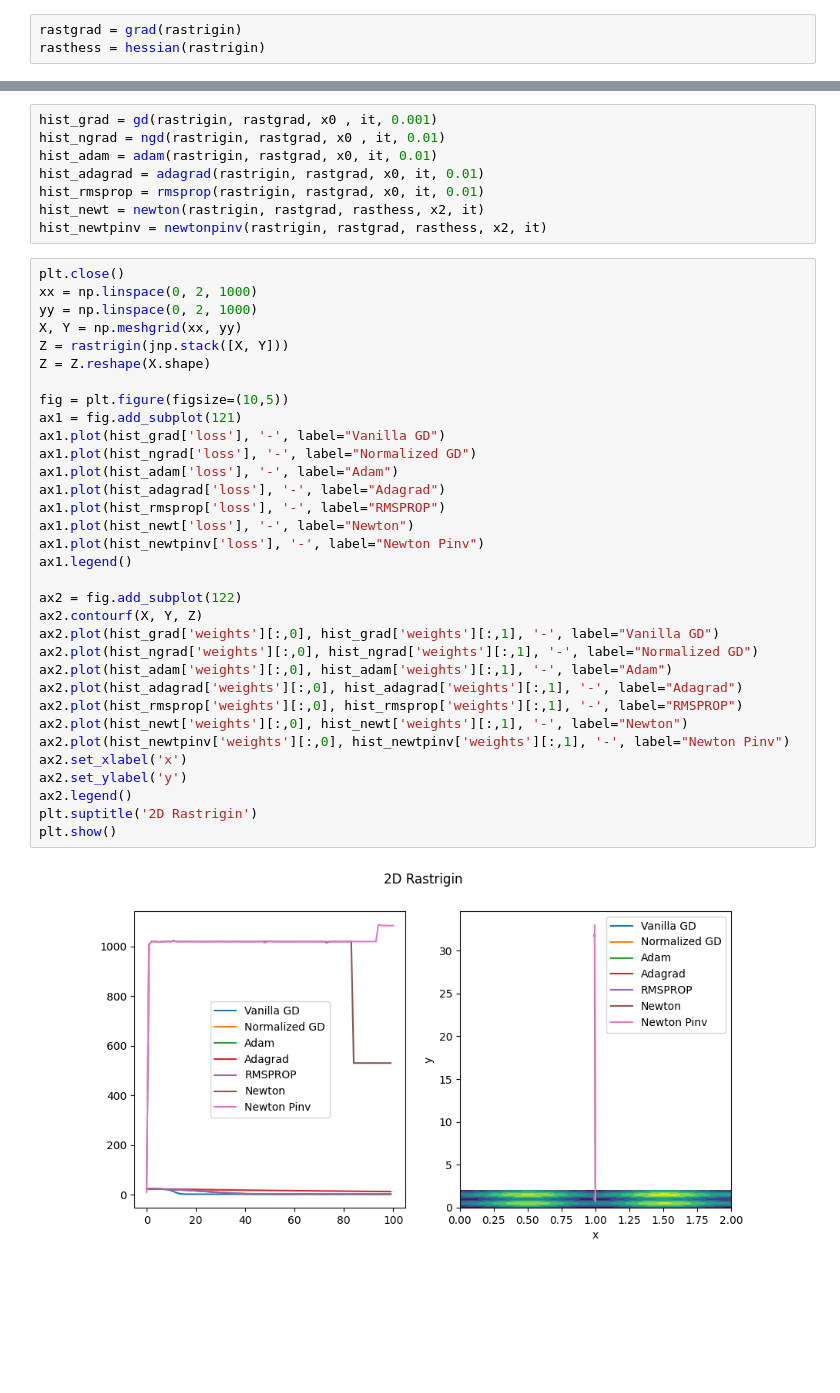
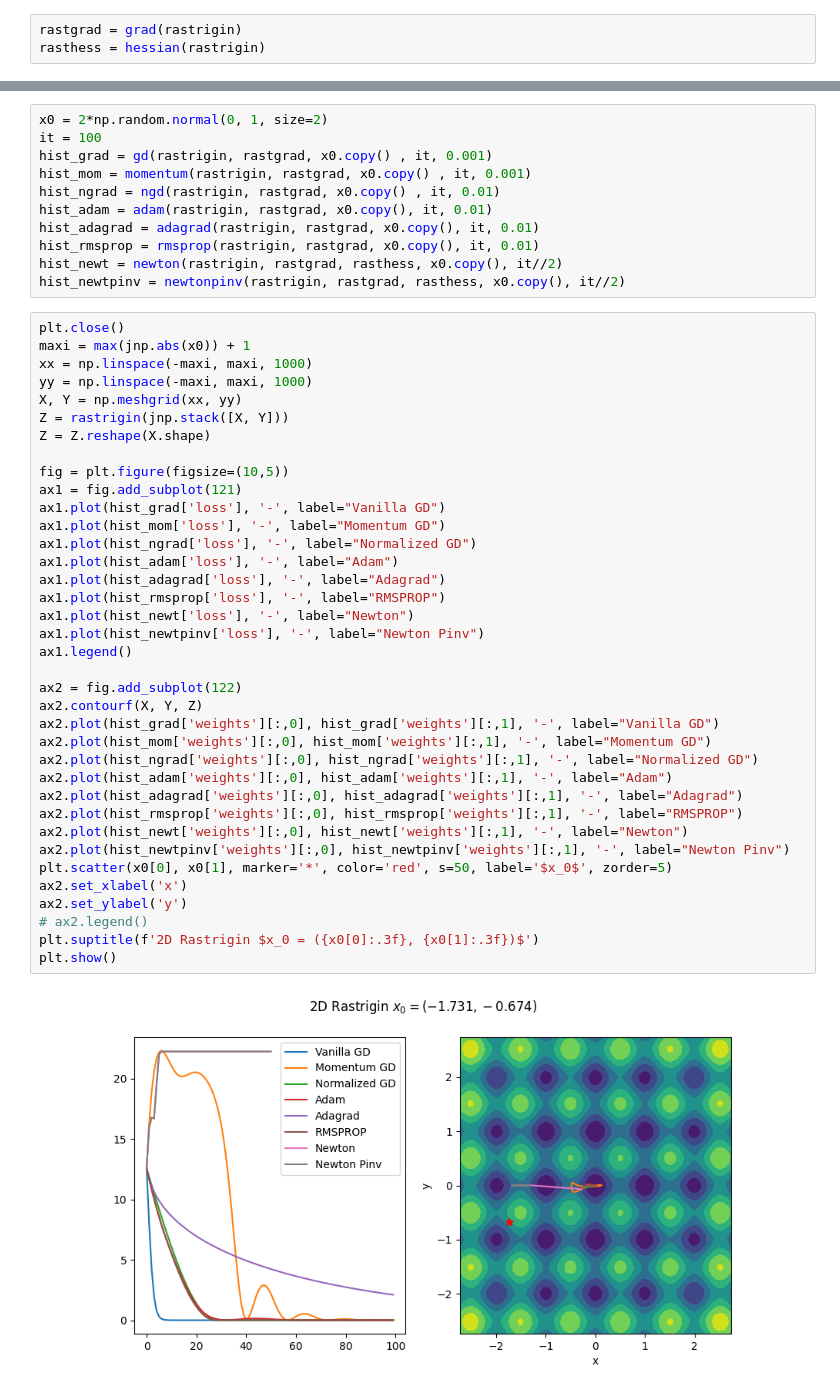
Before and after one commit to Fahazavana/Optimization, a Jupyter notebook: examples.ipynb, the cells around one changed output, grey strips where cells are left out. Saved outputs shown, nothing was run; the diff lists cells and outputs as text; blank space fills up the shorter version.

```diff
--- a/examples.ipynb
+++ b/examples.ipynb
@@ -74,43 +70,50 @@ it = 100
 # %%
-hist_grad = gd(rastrigin, rastgrad, x0 , it, 0.001)
-hist_ngrad = ngd(rastrigin, rastgrad, x0 , it, 0.01)
-hist_adam = adam(rastrigin, rastgrad, x0, it, 0.01)
-hist_adagrad = adagrad(rastrigin, rastgrad, x0, it, 0.01)
-hist_rmsprop = rmsprop(rastrigin, rastgrad, x0, it, 0.01)
-hist_newt = newton(rastrigin, rastgrad, rasthess, x2, it)
-hist_newtpinv = newtonpinv(rastrigin, rastgrad, rasthess, x2, it)
+x0 = 2*np.random.normal(0, 1, size=2)
+it = 100
+hist_grad = gd(rastrigin, rastgrad, x0.copy() , it, 0.001)
+hist_mom = momentum(rastrigin, rastgrad, x0.copy() , it, 0.001)
+hist_ngrad = ngd(rastrigin, rastgrad, x0.copy() , it, 0.01)
+hist_adam = adam(rastrigin, rastgrad, x0.copy(), it, 0.01)
+hist_adagrad = adagrad(rastrigin, rastgrad, x0.copy(), it, 0.01)
+hist_rmsprop = rmsprop(rastrigin, rastgrad, x0.copy(), it, 0.01)
+hist_newt = newton(rastrigin, rastgrad, rasthess, x0.copy(), it//2)
+hist_newtpinv = newtonpinv(rastrigin, rastgrad, rasthess, x0.copy(), it//2)
 # %%
 plt.close()
-xx = np.linspace(0, 2, 1000)
-yy = np.linspace(0, 2, 1000)
+maxi = max(jnp.abs(x0)) + 1
+xx = np.linspace(-maxi, maxi, 1000)
+yy = np.linspace(-maxi, maxi, 1000)
 X, Y = np.meshgrid(xx, yy)
 Z = rastrigin(jnp.stack([X, Y]))
 Z = Z.reshape(X.shape)
 
 fig = plt.figure(figsize=(10,5))
 ax1 = fig.add_subplot(121)
 ax1.plot(hist_grad['loss'], '-', label="Vanilla GD")
+ax1.plot(hist_mom['loss'], '-', label="Momentum GD")
 ax1.plot(hist_ngrad['loss'], '-', label="Normalized GD")
 ax1.plot(hist_adam['loss'], '-', label="Adam")
 ax1.plot(hist_adagrad['loss'], '-', label="Adagrad")
 ax1.plot(hist_rmsprop['loss'], '-', label="RMSPROP")
 ax1.plot(hist_newt['loss'], '-', label="Newton")
 ax1.plot(hist_newtpinv['loss'], '-', label="Newton Pinv")
 ax1.legend()
 
 ax2 = fig.add_subplot(122)
 ax2.contourf(X, Y, Z)
 ax2.plot(hist_grad['weights'][:,0], hist_grad['weights'][:,1], '-', label="Vanilla GD")
+ax2.plot(hist_mom['weights'][:,0], hist_mom['weights'][:,1], '-', label="Momentum GD")
 ax2.plot(hist_ngrad['weights'][:,0], hist_ngrad['weights'][:,1], '-', label="Normalized GD")
 ax2.plot(hist_adam['weights'][:,0], hist_adam['weights'][:,1], '-', label="Adam")
 ax2.plot(hist_adagrad['weights'][:,0], hist_adagrad['weights'][:,1], '-', label="Adagrad")
 ax2.plot(hist_rmsprop['weights'][:,0], hist_rmsprop['weights'][:,1], '-', label="RMSPROP")
 ax2.plot(hist_newt['weights'][:,0], hist_newt['weights'][:,1], '-', label="Newton")
 ax2.plot(hist_newtpinv['weights'][:,0], hist_newtpinv['weights'][:,1], '-', label="Newton Pinv")
+plt.scatter(x0[0], x0[1], marker='*', color='red', s=50, label='$x_0$', zorder=5)
 ax2.set_xlabel('x')
 ax2.set_ylabel('y')
-ax2.legend()
-plt.suptitle('2D Rastrigin')
+# ax2.legend()
+plt.suptitle(f'2D Rastrigin $x_0 = ({x0[0]:.3f}, {x0[1]:.3f})$')
 plt.show()
 # %% [output]
-[figure, old version]
+[figure, new version]
```
Also changed, not shown: parts of 11 cells of this notebook, 8 other files.
